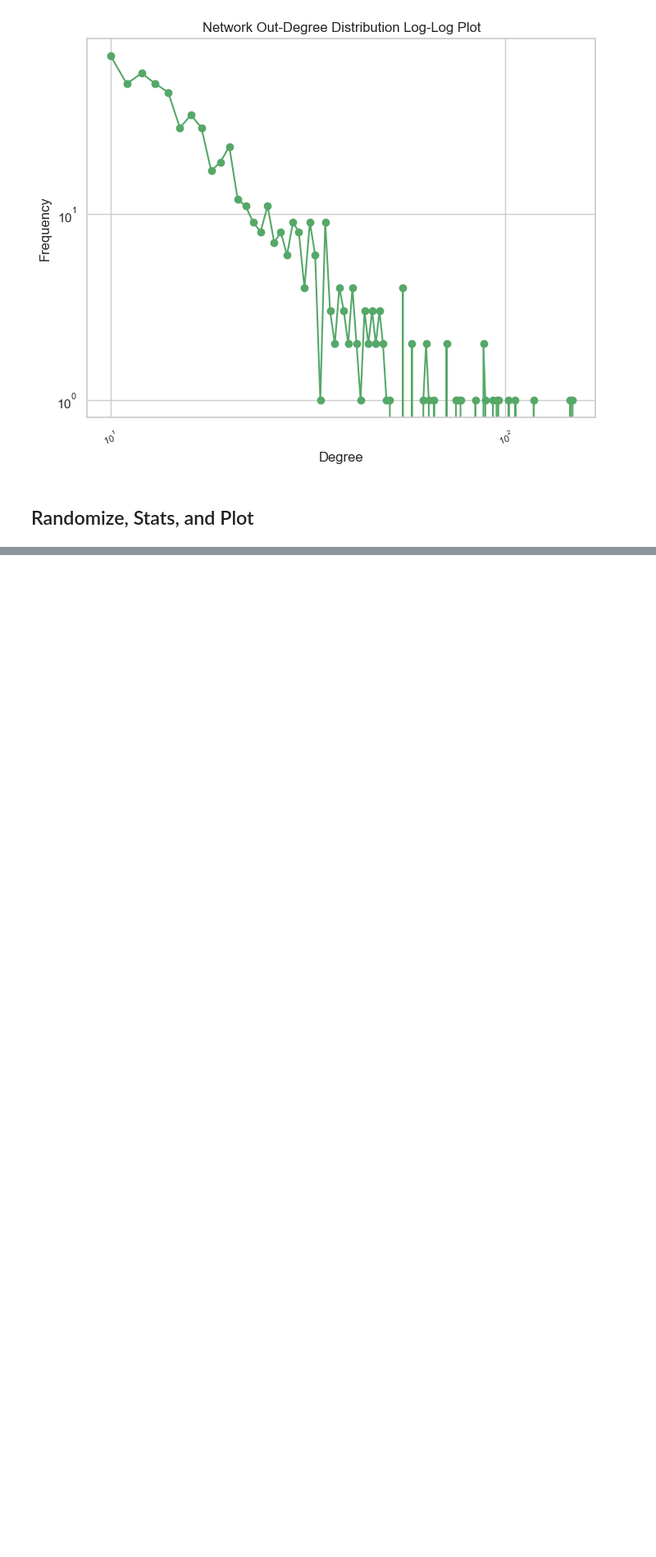
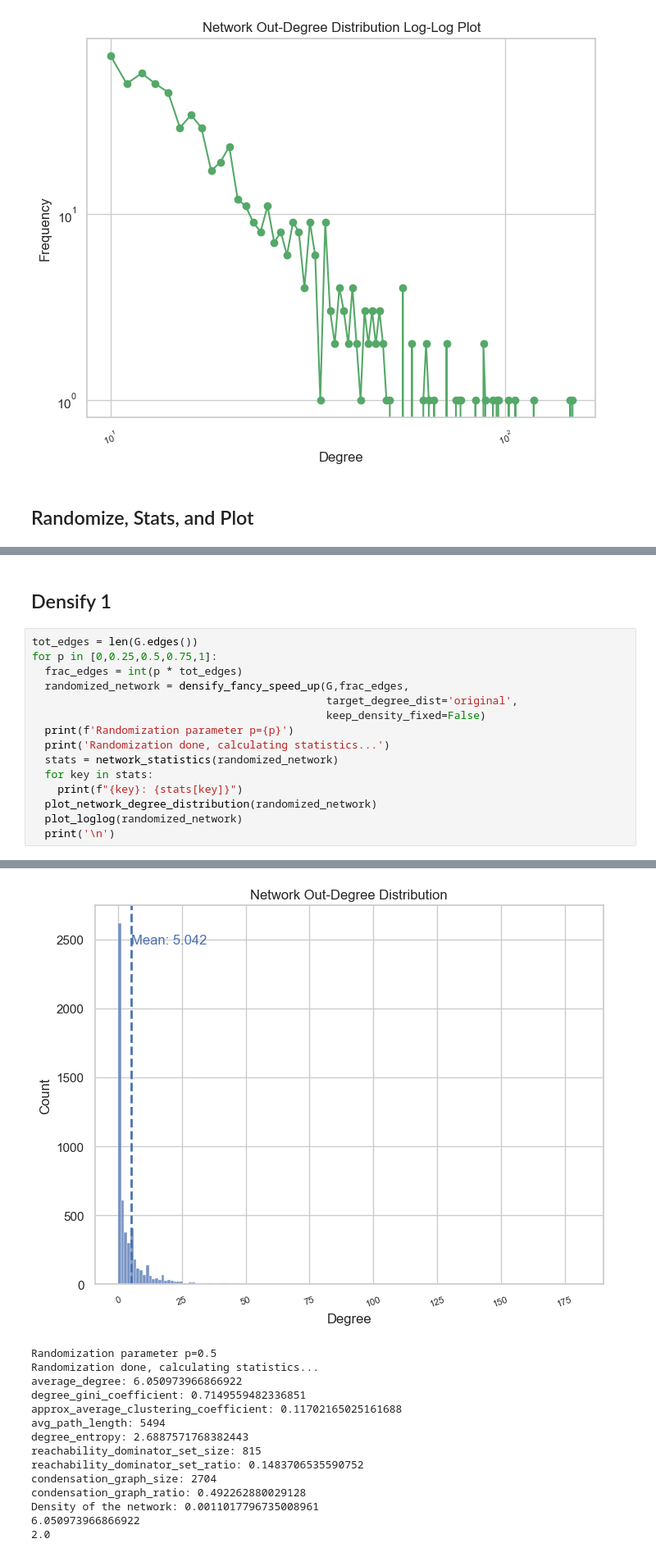
Before and after one commit to HeinDuijf/NetworkInequality, a Jupyter notebook: network_testing.ipynb, the cells around one changed output, grey strips where cells are left out. Shown at 82% size. Saved outputs shown, nothing was run; the diff lists cells and outputs as text; blank space fills up the shorter version.

```diff
--- a/network_testing.ipynb
+++ b/network_testing.ipynb
@@ -182,0 +227,18 @@ Density of the network: 0.0007345308317319441
+# %% [markdown]
+## Densify 1
+# %%
+tot_edges = len(G.edges())
+for p in [0,0.25,0.5,0.75,1]:
+  frac_edges = int(p * tot_edges)
+  randomized_network = densify_fancy_speed_up(G,frac_edges,
+                                              target_degree_dist='original',
+                                              keep_density_fixed=False)
+  print(f'Randomization parameter p={p}')
+  print('Randomization done, calculating statistics...')
+  stats = network_statistics(randomized_network)
+  for key in stats:
+    print(f"{key}: {stats[key]}")
+  plot_network_degree_distribution(randomized_network)
+  plot_loglog(randomized_network)
+  print('\n')
+# %% [output]
@@ -182,0 +275,15 @@ Density of the network: 0.0007345308317319441
+[figure, added]
+Randomization parameter p=0.5
+Randomization done, calculating statistics...
+average_degree: 6.050973966866922
+degree_gini_coefficient: 0.7149559482336851
+approx_average_clustering_coefficient: 0.11702165025161688
+avg_path_length: 5494
+degree_entropy: 2.6887571768382443
+reachability_dominator_set_size: 815
+reachability_dominator_set_ratio: 0.1483706535590752
+condensation_graph_size: 2704
+condensation_graph_ratio: 0.492262880029128
+Density of the network: 0.0011017796735008961
+6.050973966866922
+2.0
```
Also changed, not shown: parts of 17 cells of this notebook.
